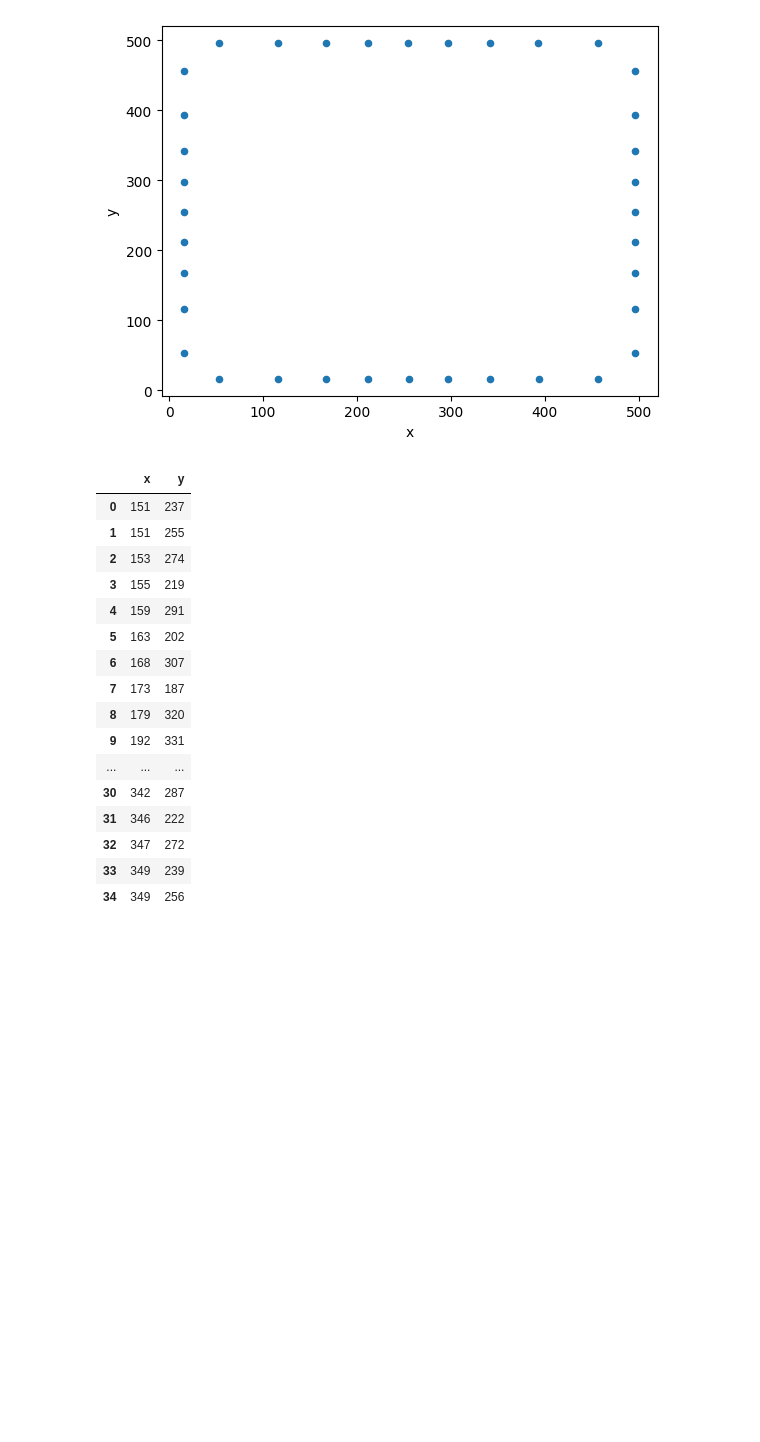
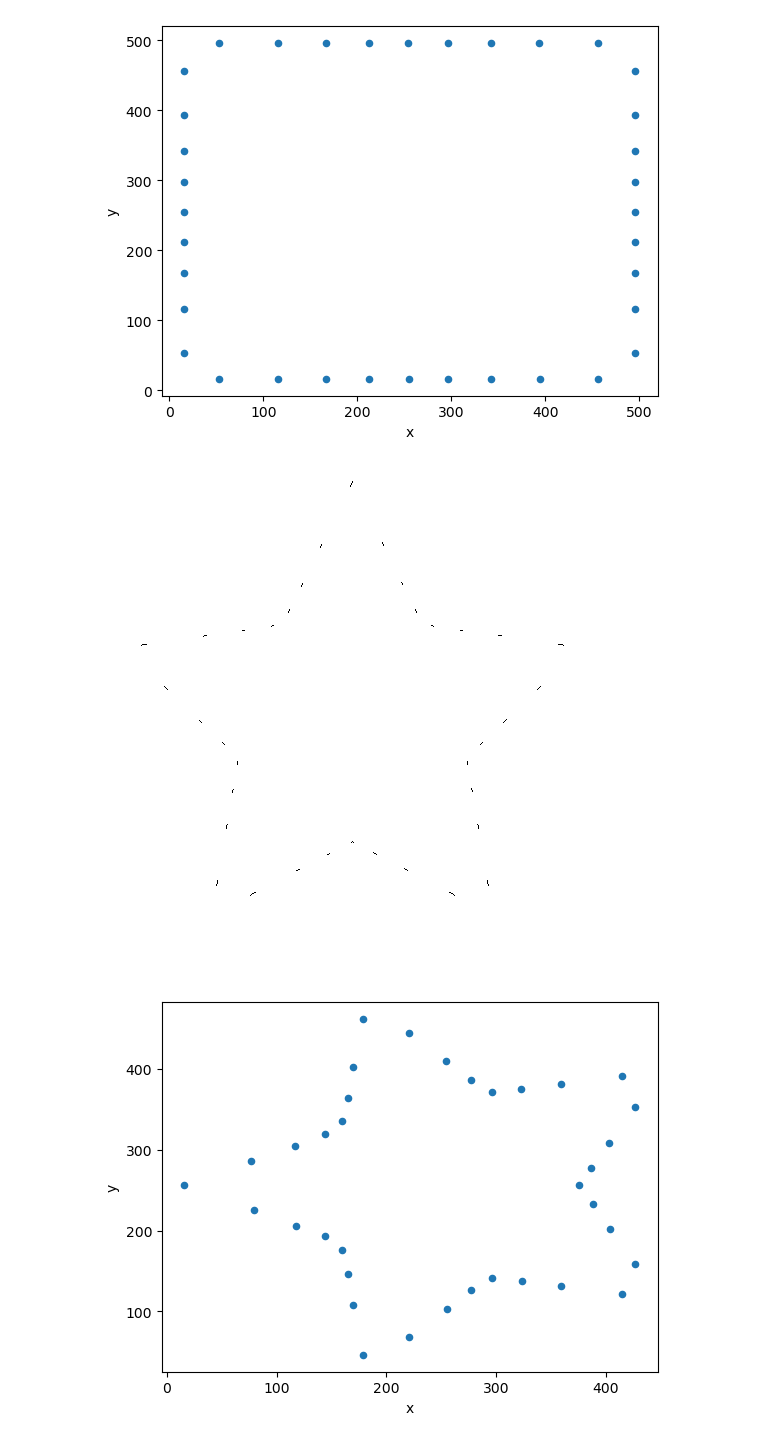
Before and after one commit to Hafiidz/ROS, a Jupyter notebook: codes/coordinate.ipynb, the cells around one changed output. Drawn from its saved outputs; the diff is of its cells as text; code cells hidden in the pictures; blank space fills up the shorter version.

```diff
--- a/codes/coordinate.ipynb
+++ b/codes/coordinate.ipynb
@@ -144,22 +180,10 @@ df_rect = xyFromPILImage(im2)
 # %% [output]
 [figure]
-# %%
-df_circle
-# %% [output]
-|  | x | y |
-| 0 | 151 | 237 |
-| 1 | 151 | 255 |
-| 2 | 153 | 274 |
-| 3 | 155 | 219 |
-| 4 | 159 | 291 |
-| 5 | 163 | 202 |
-| 6 | 168 | 307 |
-| 7 | 173 | 187 |
-| 8 | 179 | 320 |
-| 9 | 192 | 331 |
-| ... | ... | ... |
-| 30 | 342 | 287 |
-| 31 | 346 | 222 |
-| 32 | 347 | 272 |
-| 33 | 349 | 239 |
-| 34 | 349 | 256 |
+# %%
+im3 = mergeImageGrid(img_star, grid_radial)
+display(im3)
+df_star = xyFromPILImage(im3)
+df_star.to_csv("star.csv", index=False)
+# %% [output]
+[figure, added]
+[figure, added]
```
Also changed, not shown: parts of 6 cells of this notebook, 7 other files.
